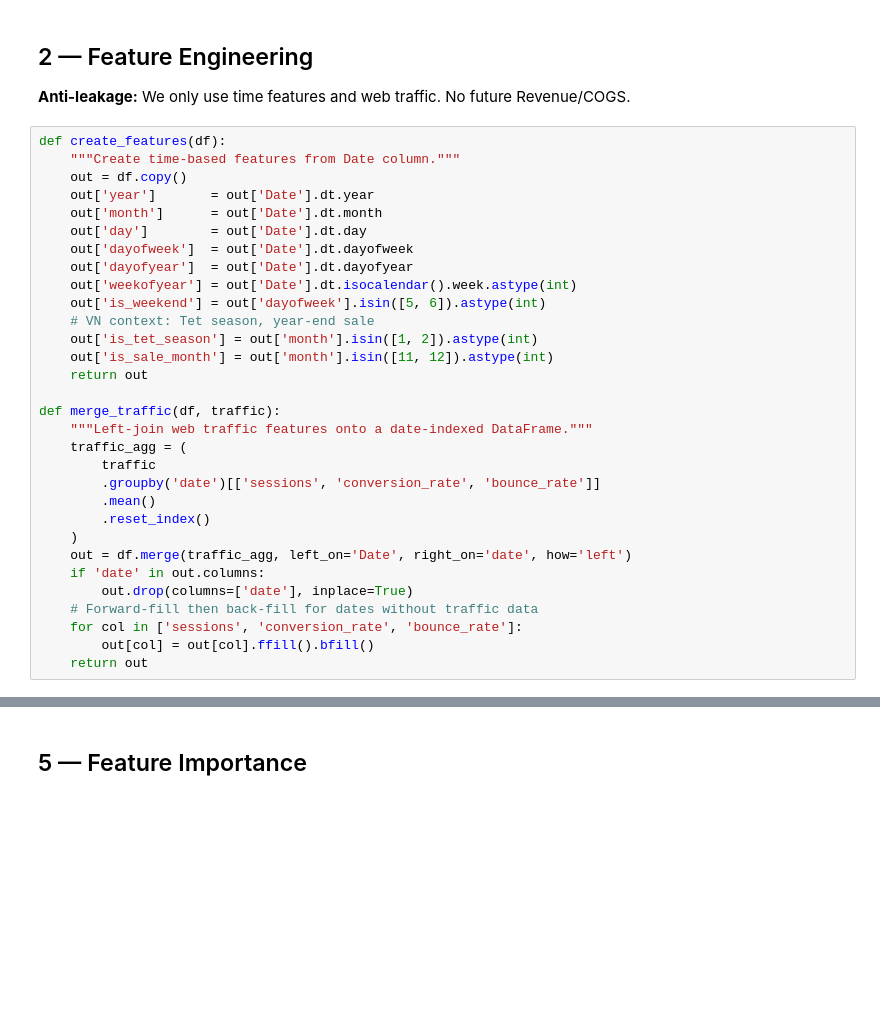
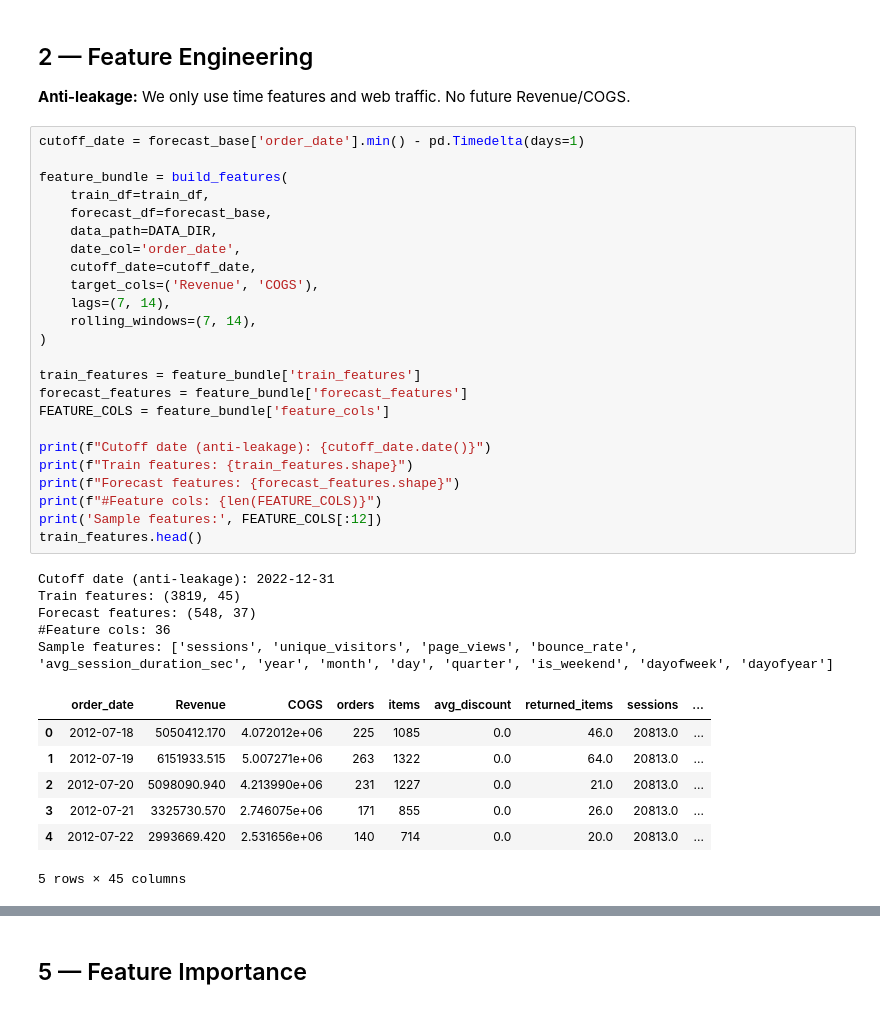
Before and after one commit to thtcsec/Datathon2026-TheGridbreakers-GenCore, a Jupyter notebook: notebooks/03_Forecasting_Model.ipynb, the cells around one changed output, grey strips where cells are left out. Saved outputs shown, nothing was run; the diff lists cells and outputs as text; blank space fills up the shorter version.

```diff
--- a/notebooks/03_Forecasting_Model.ipynb
+++ b/notebooks/03_Forecasting_Model.ipynb
@@ -52,35 +80,41 @@ print(sales.head())
 # %% [markdown]
 ## 2 — Feature Engineering
 **Anti-leakage:** We only use time features and web traffic. No future Revenue/COGS.
-# %%
-def create_features(df):
-    """Create time-based features from Date column."""
-    out = df.copy()
-    out['year']       = out['Date'].dt.year
-    out['month']      = out['Date'].dt.month
-    out['day']        = out['Date'].dt.day
-    out['dayofweek']  = out['Date'].dt.dayofweek
-    out['dayofyear']  = out['Date'].dt.dayofyear
-    out['weekofyear'] = out['Date'].dt.isocalendar().week.astype(int)
-    out['is_weekend'] = out['dayofweek'].isin([5, 6]).astype(int)
-    # VN context: Tet season, year-end sale
-    out['is_tet_season'] = out['month'].isin([1, 2]).astype(int)
-    out['is_sale_month'] = out['month'].isin([11, 12]).astype(int)
-    return out
-
-def merge_traffic(df, traffic):
-    """Left-join web traffic features onto a date-indexed DataFrame."""
-    traffic_agg = (
-        traffic
-        .groupby('date')[['sessions', 'conversion_rate', 'bounce_rate']]
-        .mean()
-        .reset_index()
-    )
-    out = df.merge(traffic_agg, left_on='Date', right_on='date', how='left')
-    if 'date' in out.columns:
-        out.drop(columns=['date'], inplace=True)
-    # Forward-fill then back-fill for dates without traffic data
-    for col in ['sessions', 'conversion_rate', 'bounce_rate']:
-        out[col] = out[col].ffill().bfill()
-    return out
+# %%
+cutoff_date = forecast_base['order_date'].min() - pd.Timedelta(days=1)
+
+feature_bundle = build_features(
+    train_df=train_df,
+    forecast_df=forecast_base,
+    data_path=DATA_DIR,
+    date_col='order_date',
+    cutoff_date=cutoff_date,
+    target_cols=('Revenue', 'COGS'),
+    lags=(7, 14),
+    rolling_windows=(7, 14),
+)
+
+train_features = feature_bundle['train_features']
+forecast_features = feature_bundle['forecast_features']
+FEATURE_COLS = feature_bundle['feature_cols']
+
+print(f"Cutoff date (anti-leakage): {cutoff_date.date()}")
+print(f"Train features: {train_features.shape}")
+print(f"Forecast features: {forecast_features.shape}")
+print(f"#Feature cols: {len(FEATURE_COLS)}")
+print('Sample features:', FEATURE_COLS[:12])
+train_features.head()
+# %% [output]
+Cutoff date (anti-leakage): 2022-12-31
+Train features: (3819, 45)
+Forecast features: (548, 37)
+#Feature cols: 36
+Sample features: ['sessions', 'unique_visitors', 'page_views', 'bounce_rate', 'avg_session_duration_sec', 'year', 'month', 'day', 'quarter', 'is_weekend', 'dayofweek', 'dayofyear']
+|  | order_date | Revenue | COGS | orders | items | avg_discount | returned_items | sessions | ... |
+| 0 | 2012-07-18 | 5050412.170 | 4.072012e+06 | 225 | 1085 | 0.0 | 46.0 | 20813.0 | ... |
+| 1 | 2012-07-19 | 6151933.515 | 5.007271e+06 | 263 | 1322 | 0.0 | 64.0 | 20813.0 | ... |
+| 2 | 2012-07-20 | 5098090.940 | 4.213990e+06 | 231 | 1227 | 0.0 | 21.0 | 20813.0 | ... |
+| 3 | 2012-07-21 | 3325730.570 | 2.746075e+06 | 171 | 855 | 0.0 | 26.0 | 20813.0 | ... |
+| 4 | 2012-07-22 | 2993669.420 | 2.531656e+06 | 140 | 714 | 0.0 | 20.0 | 20813.0 | ... |
+5 rows × 45 columns
 # %%
```
Also changed, not shown: parts of 16 cells of this notebook, 13 other files.
